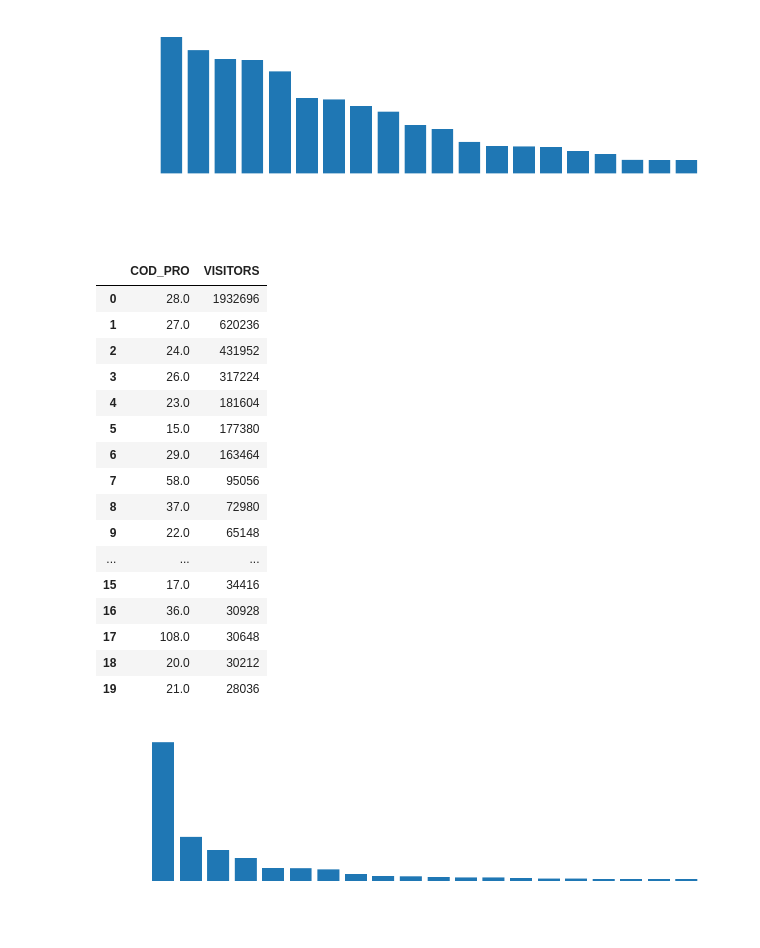
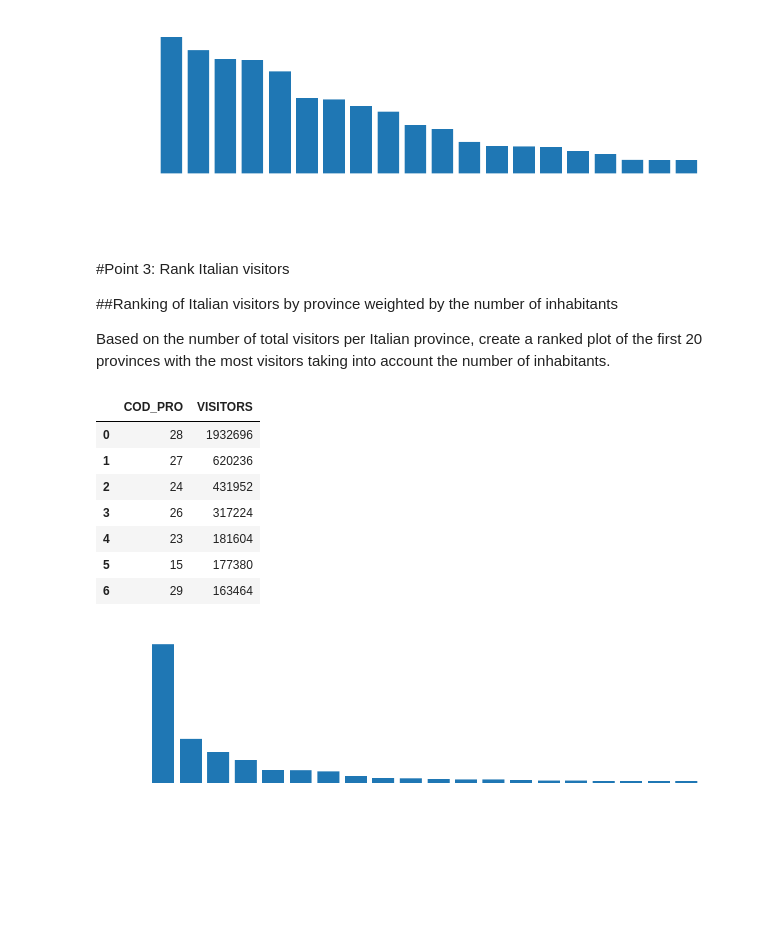
Before and after one commit to RMilock/LCP_projects_Y3, a Jupyter notebook: Colab_Prel_Proj11.ipynb, the cells around one changed output. Drawn from its saved outputs; the diff is of its cells as text; code cells hidden in the pictures; blank space fills up the shorter version.

```diff
--- a/Colab_Prel_Proj11.ipynb
+++ b/Colab_Prel_Proj11.ipynb
@@ -71,6 +65,8 @@ file_name="distinct_users_day.csv"
 read_users_day=pd.read_csv(file_name,sep=",",encoding="latin-1")
 dist_users_day=pd.DataFrame(read_users_day)
 
+dist_users_day[ ["COD_COUNTRY","COD_PRO","PRO_COM"] ]=dist_users_day[ ["COD_COUNTRY","COD_PRO","PRO_COM"] ].astype("Int64") #Int64 handles NaN
+
 #sorting...
 #dist_users_day[dist_users_day["CUST_CLASS"]=="foreigner"].groupby("COD_COUNTRY", as_index=False).sum().sort_values("VISITORS", ascending=False)
 dist_users_day[dist_users_day["CUST_CLASS"]=="visitor"].groupby("COD_PRO", as_index=False).sum().sort_values("VISITORS", ascending=False)
@@ -188,32 +209,29 @@ plt.title('Ranking of visitors from foreign countries',fontsize=15)
 plt.show()
 # %% [output]
 [figure]
+# %% [markdown]
+#Point 3: Rank Italian visitors
+
+##Ranking of Italian visitors by province weighted by the number of inhabitants
+
+Based on the number of total visitors per Italian province, create a ranked plot of the first 20 provinces with the most visitors taking into account the number of inhabitants.
 # %%
 # Assignment 3
 
 # read COD_PRO(province codes) for Italian visitors, then sum whole visitors
 mask=dist_users_day["CUST_CLASS"].str.contains('visitor')
 dist_users_day_2=dist_users_day[mask].groupby(['COD_PRO'],as_index=False)['VISITORS'].sum()
 sorted_dist_users_day_2=dist_users_day_2.sort_values( "VISITORS",ascending=False,ignore_index=True).head(n=20) # sorting as before
-sorted_dist_users_day_2
+sorted_dist_users_day_2.head(7)
 # %% [output]
 |  | COD_PRO | VISITORS |
-| 0 | 28.0 | 1932696 |
-| 1 | 27.0 | 620236 |
-| 2 | 24.0 | 431952 |
-| 3 | 26.0 | 317224 |
-| 4 | 23.0 | 181604 |
-| 5 | 15.0 | 177380 |
-| 6 | 29.0 | 163464 |
-| 7 | 58.0 | 95056 |
-| 8 | 37.0 | 72980 |
-| 9 | 22.0 | 65148 |
-| ... | ... | ... |
-| 15 | 17.0 | 34416 |
-| 16 | 36.0 | 30928 |
-| 17 | 108.0 | 30648 |
-| 18 | 20.0 | 30212 |
-| 19 | 21.0 | 28036 |
+| 0 | 28 | 1932696 |
+| 1 | 27 | 620236 |
+| 2 | 24 | 431952 |
+| 3 | 26 | 317224 |
+| 4 | 23 | 181604 |
+| 5 | 15 | 177380 |
+| 6 | 29 | 163464 |
 # %%
 cod_pro_dist_users_day_2=["PADOVA","VENEZIA","VICENZA","TREVISO","VERONA","MILANO","ROVIGO","ROMA","BOLOGNA","TRENTO","FERRARA","UDINE","BELLUNO","TORINO","PORDENONE","BRESCIA","MODENA","MB","MANTOVA","BOLZANO"]
 
```
Also changed, not shown: parts of 25 cells of this notebook.
